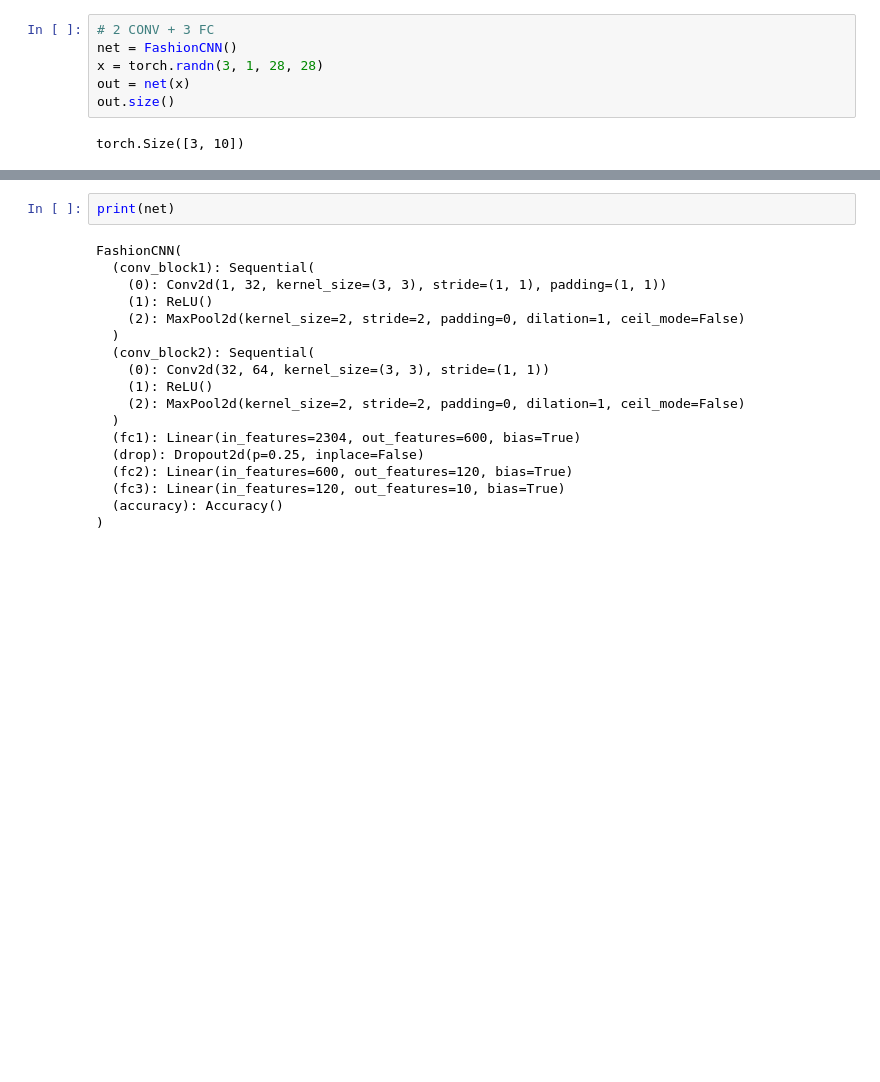
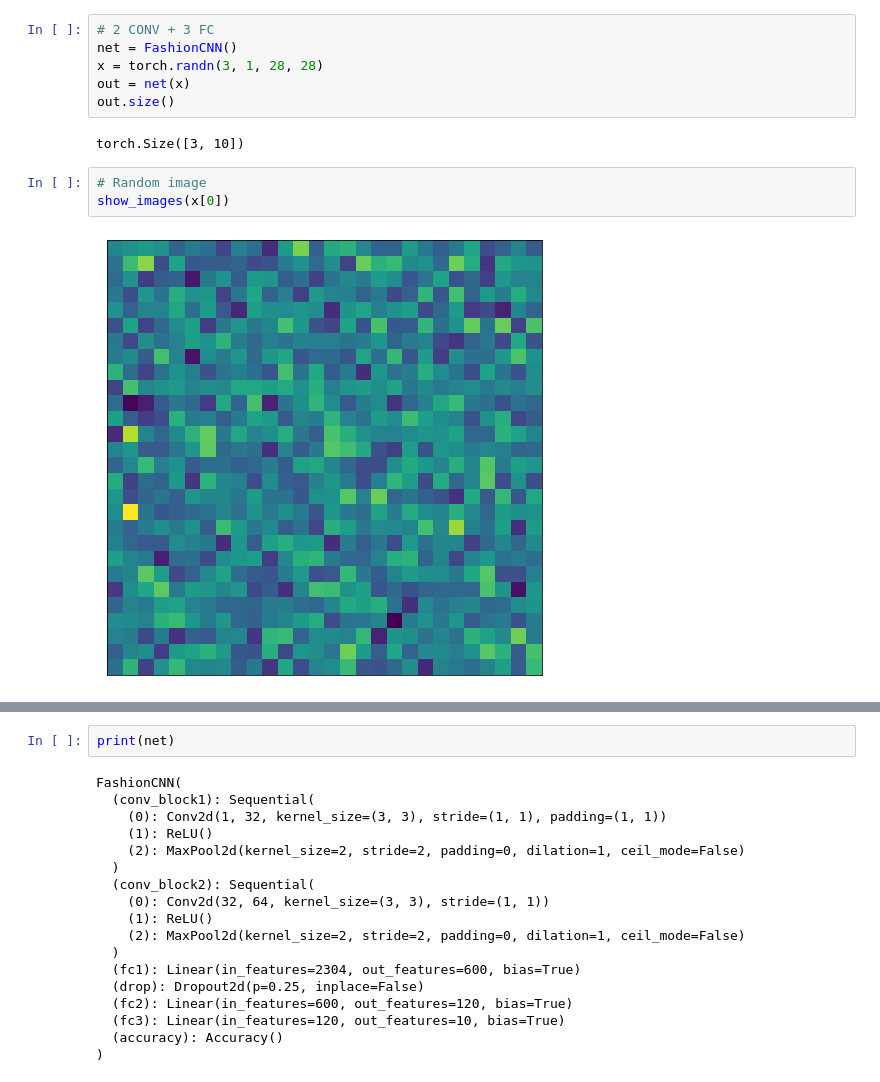
Before and after one commit to JLechuga94/DeepLearning, a Jupyter notebook: T4/tutorial04a.ipynb, the cells around one changed output, grey strips where cells are left out. Cells and saved outputs as stored; diff of their text form; blank space fills up the shorter version.

```diff
--- a/T4/tutorial04a.ipynb
+++ b/T4/tutorial04a.ipynb
@@ -187,6 +194,11 @@ out = net(x)
 out.size()
 # %% [output]
 torch.Size([3, 10])
+# %%
+# Random image
+show_images(x[0])
+# %% [output]
+[figure, added]
 # %%
 print(out)
 # %% [output]
```
Also changed, not shown: parts of 33 cells of this notebook.
